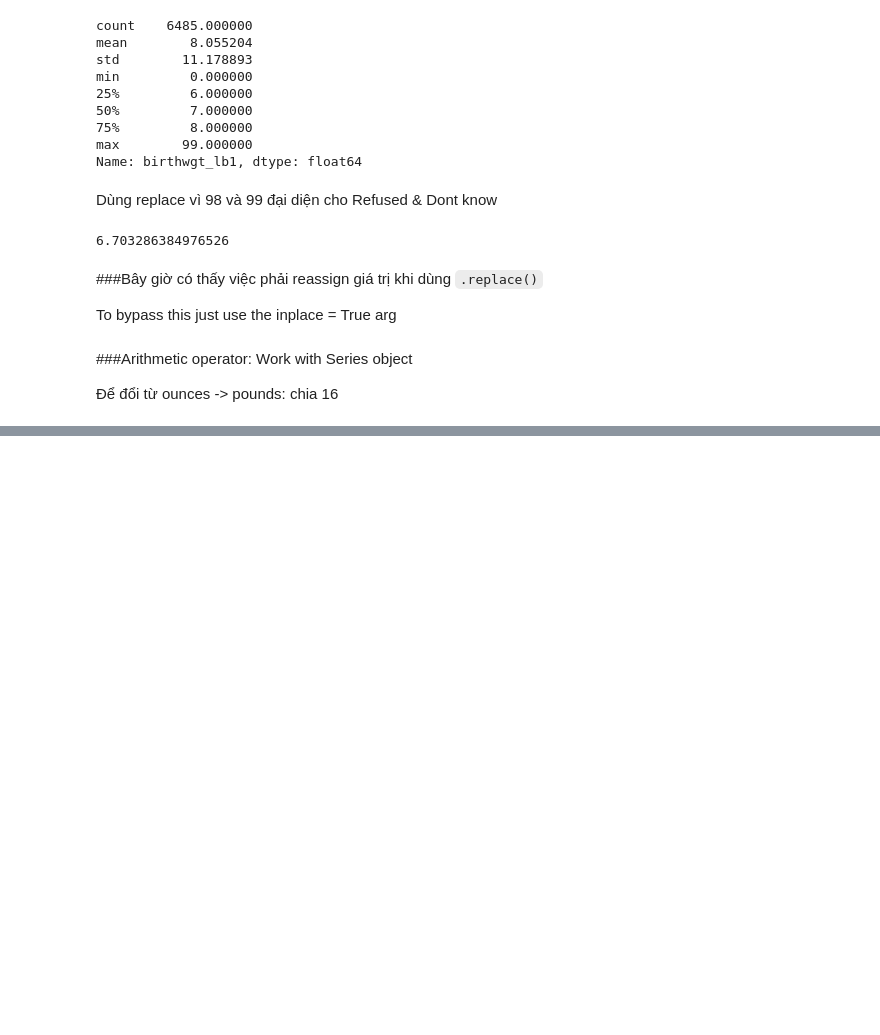
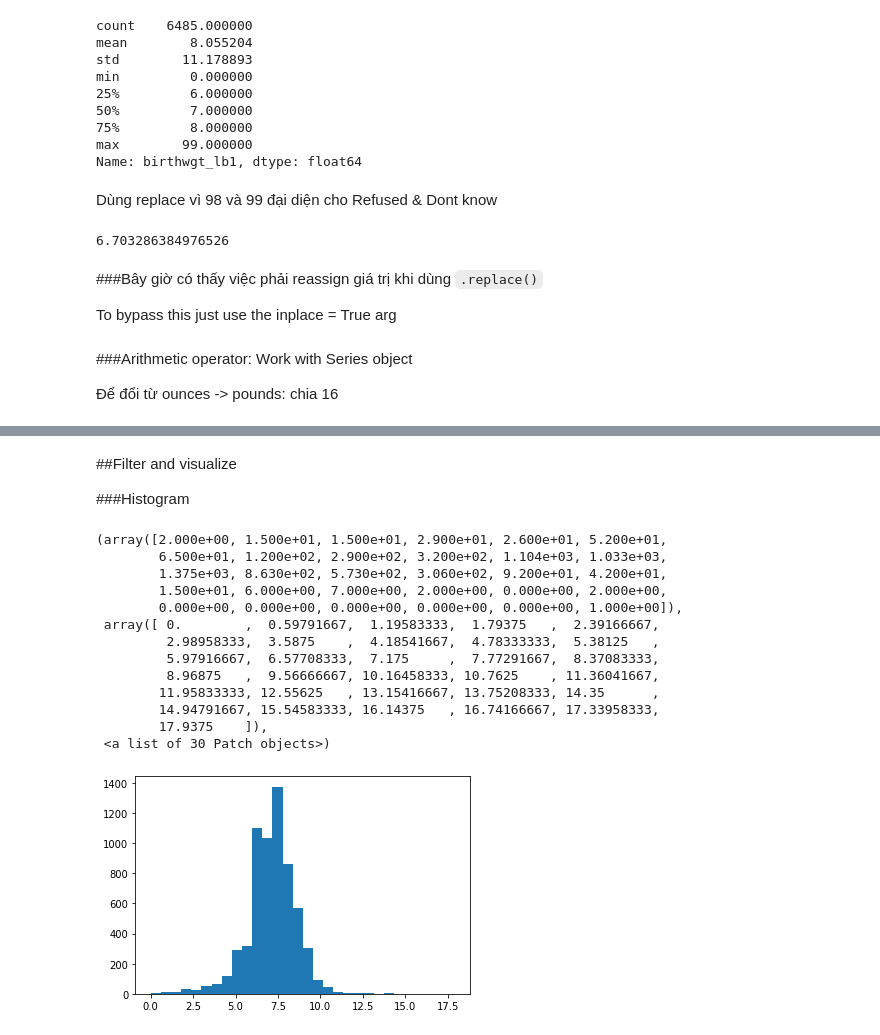
Before and after one commit to TinChung41/Google_Colab_DataCamp_Data_Analyst, a Jupyter notebook: Exploratory_Data_Analysis_in_Python_1Read,_clean,_and_validate.ipynb, the cells around one changed output, grey strips where cells are left out. Saved outputs shown, nothing was run; the diff lists cells and outputs as text; code cells hidden in the pictures; blank space fills up the shorter version.

```diff
--- a/Exploratory_Data_Analysis_in_Python_1Read,_clean,_and_validate.ipynb
+++ b/Exploratory_Data_Analysis_in_Python_1Read,_clean,_and_validate.ipynb
@@ -104,4 +107,5 @@ ounces.replace([98,99], np.nan, inplace = True)
 
 Để đổi từ ounces -> pounds: chia 16
 # %%
-birth_wieght = pounds + ounces/16
+birth_weight = pounds + ounces/16
+birth_weight.describe()
@@ -107,0 +177,22 @@ birth_wieght = pounds + ounces/16
+# %% [markdown]
+##Filter and visualize
+
+###Histogram
+# %%
+import matplotlib.pyplot as plt
+plt.hist(birth_wieght.dropna(),bins = 30)
+# %% [output]
+(array([2.000e+00, 1.500e+01, 1.500e+01, 2.900e+01, 2.600e+01, 5.200e+01,
+        6.500e+01, 1.200e+02, 2.900e+02, 3.200e+02, 1.104e+03, 1.033e+03,
+        1.375e+03, 8.630e+02, 5.730e+02, 3.060e+02, 9.200e+01, 4.200e+01,
+        1.500e+01, 6.000e+00, 7.000e+00, 2.000e+00, 0.000e+00, 2.000e+00,
+        0.000e+00, 0.000e+00, 0.000e+00, 0.000e+00, 0.000e+00, 1.000e+00]),
+ array([ 0.        ,  0.59791667,  1.19583333,  1.79375   ,  2.39166667,
+         2.98958333,  3.5875    ,  4.18541667,  4.78333333,  5.38125   ,
+         5.97916667,  6.57708333,  7.175     ,  7.77291667,  8.37083333,
+         8.96875   ,  9.56666667, 10.16458333, 10.7625    , 11.36041667,
+        11.95833333, 12.55625   , 13.15416667, 13.75208333, 14.35      ,
+        14.94791667, 15.54583333, 16.14375   , 16.74166667, 17.33958333,
+        17.9375    ]),
+ <a list of 30 Patch objects>)
+[figure, added]
```
Also changed, not shown: parts of 26 cells of this notebook.
